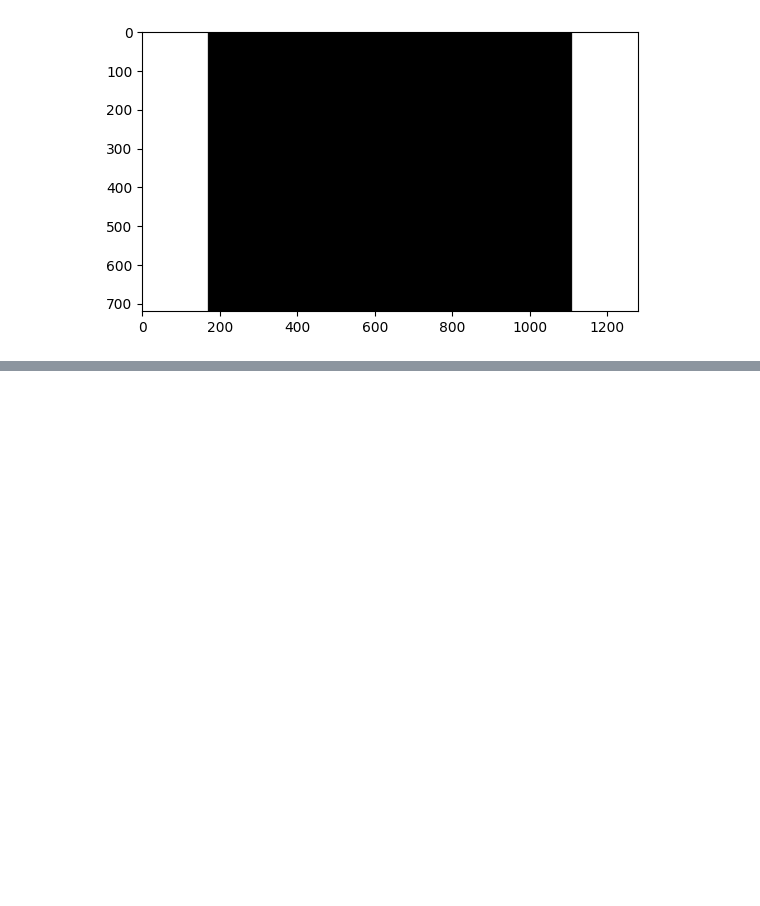
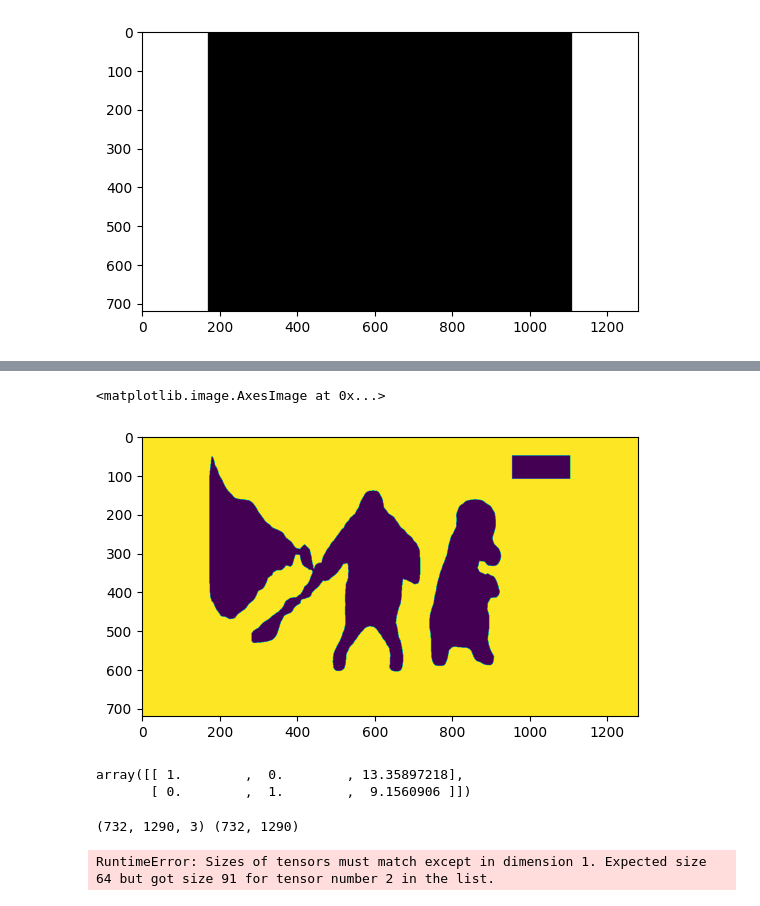
Before and after one commit to naston/StableRemaster, a Jupyter notebook: notebooks/nathan/Frame_Stitch.ipynb, the cells around one changed output, grey strips where cells are left out. Saved outputs shown, nothing was run; the diff lists cells and outputs as text; code cells hidden in the pictures; blank space fills up the shorter version.

Commit message:
resample

```diff
--- a/notebooks/nathan/Frame_Stitch.ipynb
+++ b/notebooks/nathan/Frame_Stitch.ipynb
@@ -243,15 +251,13 @@ plt.imshow(total_mask,'gray')
 # %%
-def get_new_window_padding(frame_shape)
+def get_new_window_padding(frame_shape):
     new_width = frame_shape[0]*16//9
-    left_bar = (new_width-test_frame1.shape[1])//2
-    right_bar = new_width-left_bar
-
-    return left_bar,right_bar
+    padding = (new_width-frame_shape[1])//2
+    return padding
 
 def get_new_window_mask(frame_shape):
     new_width = frame_shape[0]*16//9
     new_window_mask = np.ones((frame_shape[0],new_width))
-    left_bar = (new_width-test_frame1.shape[1])//2
+    left_bar = (new_width-frame_shape[1])//2
     right_bar = new_width-left_bar
     new_window_mask[:,left_bar:right_bar]=0
     return new_window_mask
@@ -285,0 +394,10 @@ def resample_pad_frame(frame, mask):
+# %%
+plt.imshow(t2)
+# %% [output]
+<matplotlib.image.AxesImage at 0x...>
+[figure, added]
+# %%
+Ms[0]
+# %% [output]
+array([[ 1.        ,  0.        , 13.35897218],
+       [ 0.        ,  1.        ,  9.1560906 ]])
@@ -285,0 +406,5 @@ def resample_pad_frame(frame, mask):
+# %%
+t_bg,s_px,t_m = resample_frame(test_frame1,bg_mask1, Ms[0])
+# %% [output]
+(732, 1290, 3) (732, 1290)
+RuntimeError: Sizes of tensors must match except in dimension 1. Expected size 64 but got size 91 for tensor number 2 in the list.
```
Also changed, not shown: parts of 22 cells of this notebook, 1 other file.
